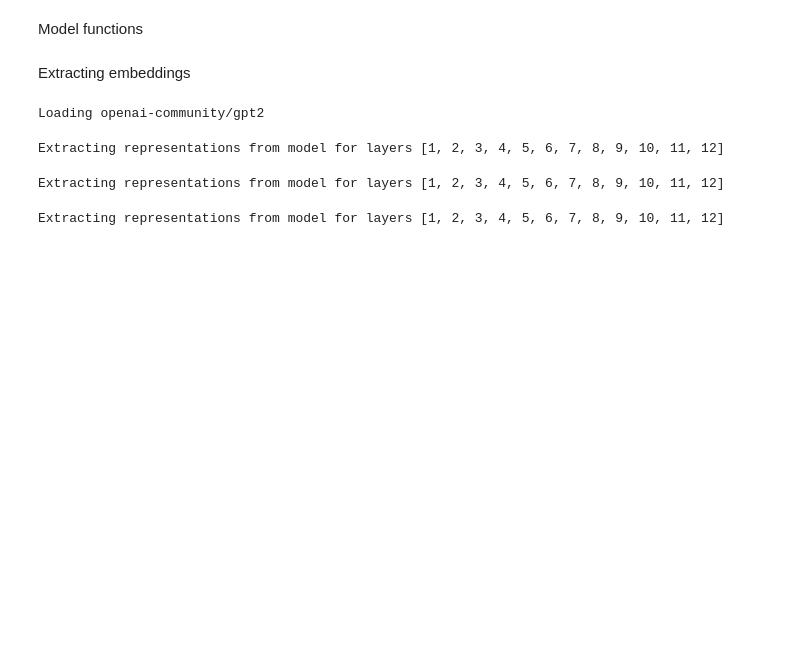
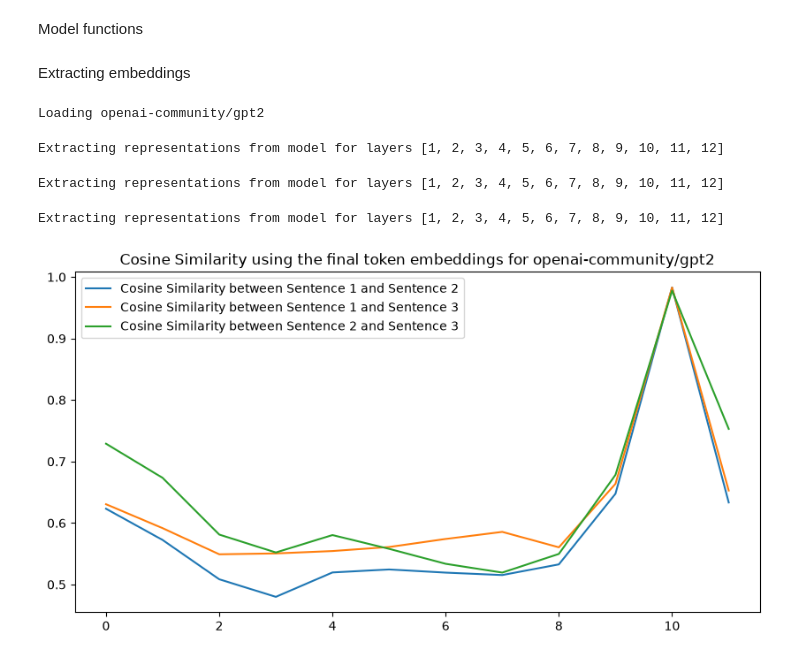
Before and after one commit to saffron-j-kendrick/bionlp1, a Jupyter notebook: similarity.ipynb, the cells around one changed output. Cells and saved outputs as stored; diff of their text form; code cells hidden in the pictures; blank space fills up the shorter version.

```diff
--- a/similarity.ipynb
+++ b/similarity.ipynb
@@ -39,6 +41,9 @@ def remove_abbreviations(abbr, sentence):
         sentence = re.sub(abbr, '', sentence)
     return sentence
 
+def remove_stopwords(sentence):
+    stop_words = set(stopwords.words('english'))
+    return ' '.join([word for word in sentence.split() if word not in stop_words])
 
 def tokenize_sentence(sentence):
     return word_tokenize(sentence)
@@ -53,6 +58,10 @@ sentence_1 = remove_punctuation(sentence_1)
 sentence_2 = remove_punctuation(sentence_2)
 sentence_3 = remove_punctuation(sentence_3)
 
+sentence_1 = remove_stopwords(sentence_1)
+sentence_2 = remove_stopwords(sentence_2)
+sentence_3 = remove_stopwords(sentence_3)
+
 print("Sentence 1: ", sentence_1)
 print("Sentence 2: ", sentence_2)
 print("Sentence 3: ", sentence_3)
@@ -184,3 +249,29 @@ Loading openai-community/gpt2
 Extracting representations from model for layers [1, 2, 3, 4, 5, 6, 7, 8, 9, 10, 11, 12]
 Extracting representations from model for layers [1, 2, 3, 4, 5, 6, 7, 8, 9, 10, 11, 12]
 Extracting representations from model for layers [1, 2, 3, 4, 5, 6, 7, 8, 9, 10, 11, 12]
+# %%
+layers = range(1, model.config.num_hidden_layers + 1)
+CosSim_12 = []
+CosSim_13 = []
+CosSim_23 = []
+
+for layer_idx in range(len(layers)):
+    sent_1_layer_embeddings = sentence_1_embeddings[layer_idx]
+    sent_2_layer_embeddings = sentence_2_embeddings[layer_idx]
+    sent_3_layer_embeddings = sentence_3_embeddings[layer_idx]
+
+    CosSim_12.append(cosine_similarity(sent_1_layer_embeddings, sent_2_layer_embeddings)[0])
+    CosSim_13.append(cosine_similarity(sent_1_layer_embeddings, sent_3_layer_embeddings)[0])
+    CosSim_23.append(cosine_similarity(sent_2_layer_embeddings, sent_3_layer_embeddings)[0])
+# %%
+# plot three lines in one plot
+
+plt.figure(figsize=(10, 5))
+plt.plot(CosSim_12, label='Cosine Similarity between Sentence 1 and Sentence 2')
+plt.plot(CosSim_13, label='Cosine Similarity between Sentence 1 and Sentence 3')
+plt.plot(CosSim_23, label='Cosine Similarity between Sentence 2 and Sentence 3')
+plt.title(f'Cosine Similarity using the final token embeddings for {model_name}')
+plt.legend()
+plt.show()
+# %% [output]
+[figure, added]
```
Also changed, not shown: parts of 4 cells of this notebook.
